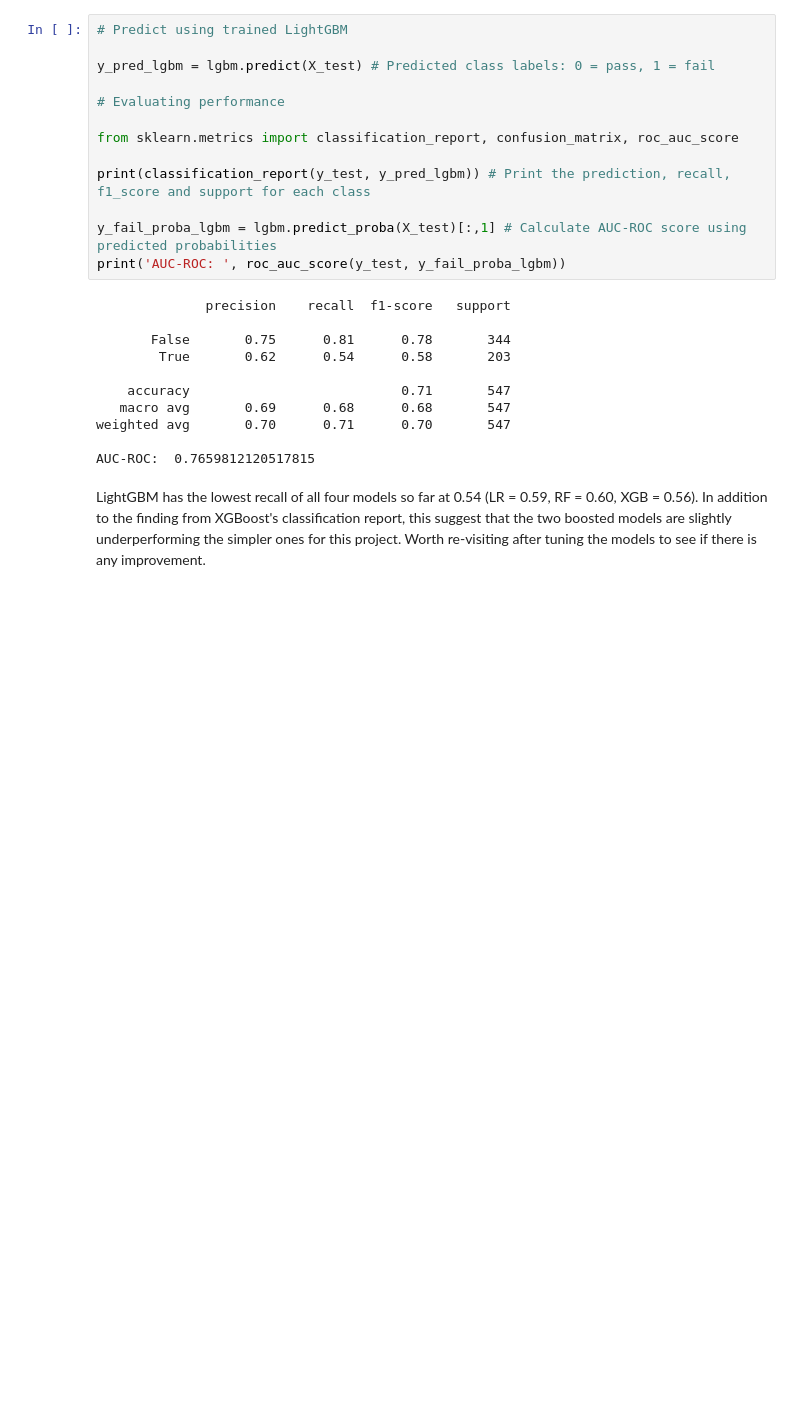
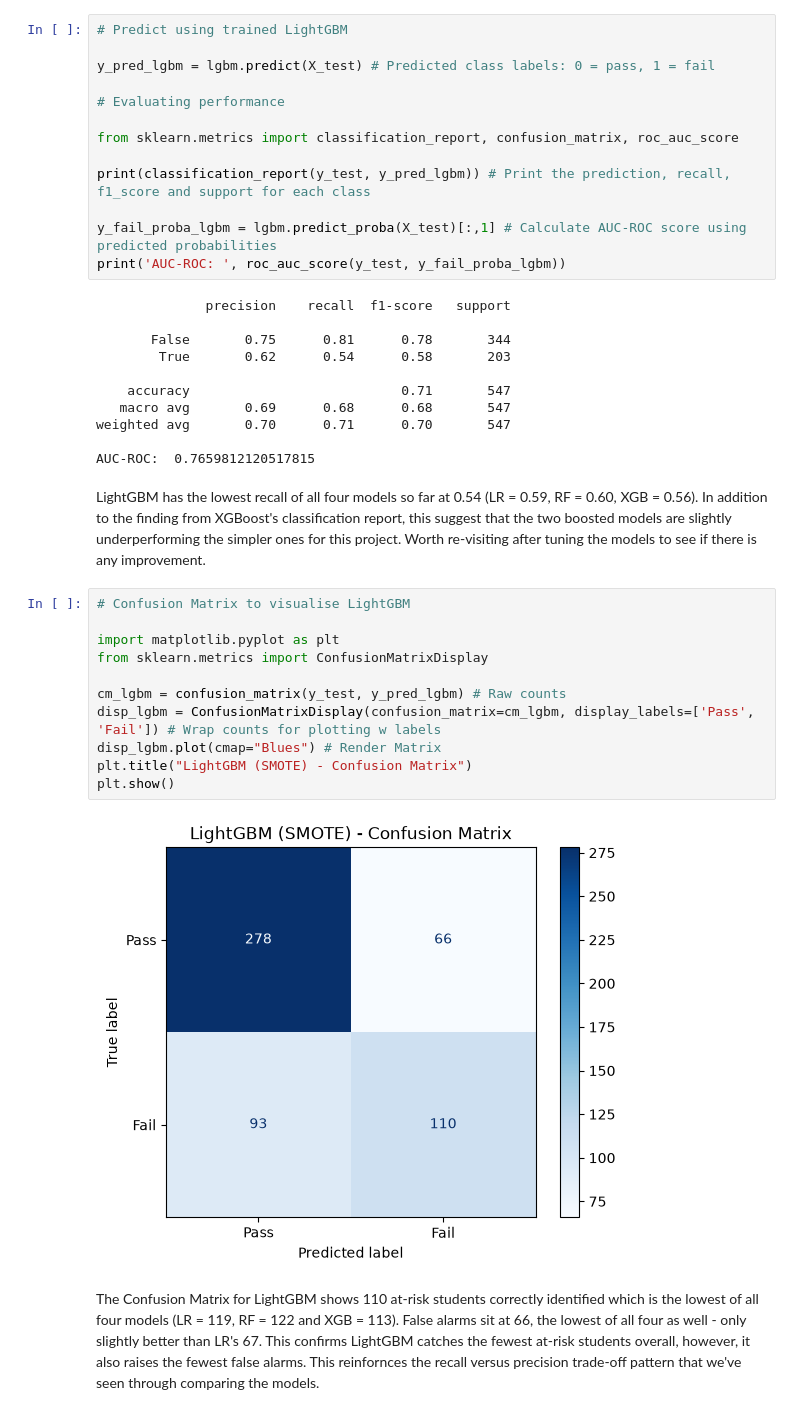
Before and after one commit to nxbulak/Student_Success_Prediction_MSc, a Jupyter notebook: Notebooks/7_Modelling_LightGBM.ipynb, the cells around one changed output. Drawn from its saved outputs; the diff is of its cells as text; blank space fills up the shorter version.

```diff
--- a/Notebooks/7_Modelling_LightGBM.ipynb
+++ b/Notebooks/7_Modelling_LightGBM.ipynb
@@ -310,3 +310,18 @@ weighted avg       0.70      0.71      0.70       547
 AUC-ROC:  0.7659812120517815
 # %% [markdown]
 LightGBM has the lowest recall of all four models so far at 0.54 (LR = 0.59, RF = 0.60, XGB = 0.56). In addition to the finding from XGBoost's classification report, this suggest that the two boosted models are slightly underperforming the simpler ones for this project. Worth re-visiting after tuning the models to see if there is any improvement.
+# %%
+# Confusion Matrix to visualise LightGBM
+
+import matplotlib.pyplot as plt
+from sklearn.metrics import ConfusionMatrixDisplay
+
+cm_lgbm = confusion_matrix(y_test, y_pred_lgbm) # Raw counts
+disp_lgbm = ConfusionMatrixDisplay(confusion_matrix=cm_lgbm, display_labels=['Pass', 'Fail']) # Wrap counts for plotting w labels
+disp_lgbm.plot(cmap="Blues") # Render Matrix
+plt.title("LightGBM (SMOTE) - Confusion Matrix")
+plt.show()
+# %% [output]
+[figure, added]
+# %% [markdown]
+The Confusion Matrix for LightGBM shows 110 at-risk students correctly identified which is the lowest of all four models (LR = 119, RF = 122 and XGB = 113). False alarms sit at 66, the lowest of all four as well - only slightly better than LR's 67. This confirms LightGBM catches the fewest at-risk students overall, however, it also raises the fewest false alarms. This reinfornces the recall versus precision trade-off pattern that we've seen through comparing the models.
```
Also changed, not shown: parts of 2 cells of this notebook.
